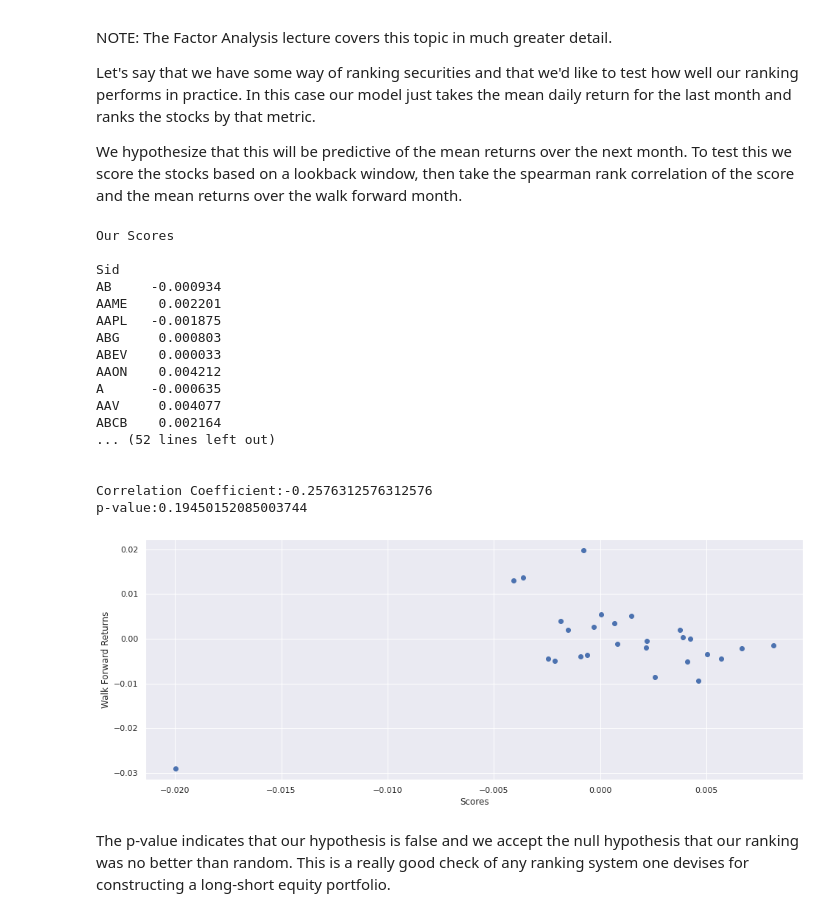
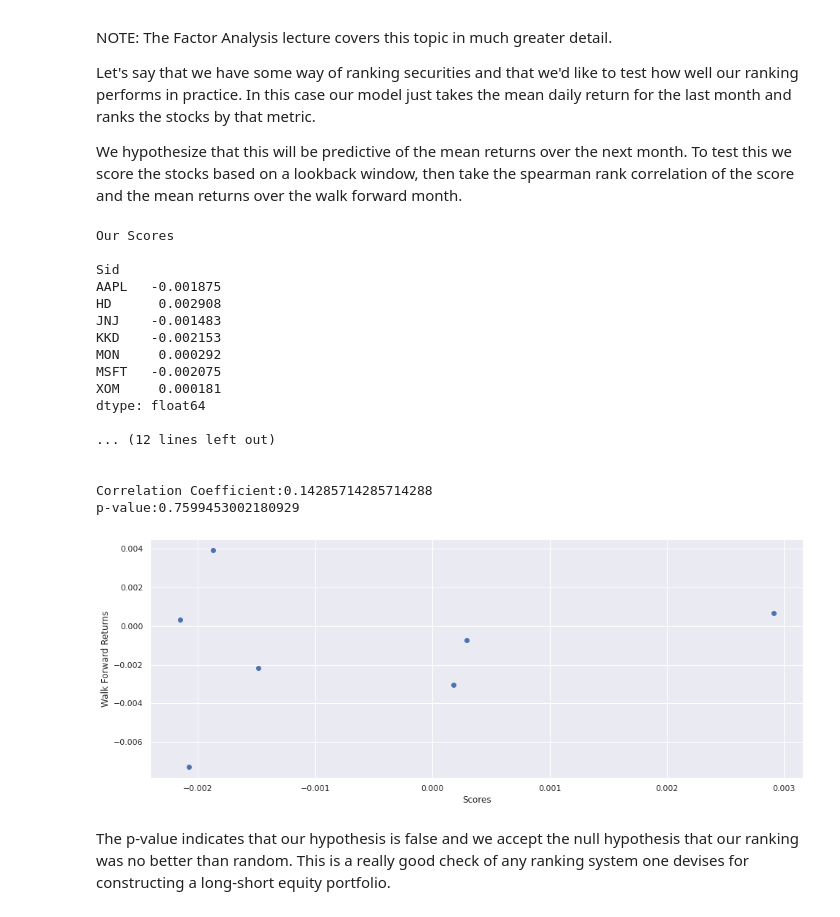
Before and after one commit to quantrocket-codeload/quant-finance-lectures, a Jupyter notebook: quant_finance_lectures/Lecture22-Spearman-Rank-Correlation.ipynb, the cells around one changed output. Cells and saved outputs as stored; diff of their text form; code cells hidden in the pictures.

```diff
--- a/quant_finance_lectures/Lecture22-Spearman-Rank-Correlation.ipynb
+++ b/quant_finance_lectures/Lecture22-Spearman-Rank-Correlation.ipynb
@@ -205,7 +205,7 @@ We hypothesize that this will be predictive of the mean returns over the next mo
 from quantrocket.master import get_securities
 from quantrocket import get_prices
 
-symbol_list = ['A', 'AA', 'AAC', 'AAL', 'AAMC', 'AAME', 'AAN', 'AAOI', 'AAON', 'AAP', 'AAPL', 'AAT', 'AAU', 'AAV', 'AAVL', 'AAWW', 'AB', 'ABAC', 'ABAX', 'ABB', 'ABBV', 'ABC', 'ABCB', 'ABCD', 'ABCO', 'ABCW', 'ABDC', 'ABEV', 'ABG', 'ABGB']
+symbol_list = ['AAPL', 'MSFT', 'JNJ', 'HD', 'MON', 'XOM', 'KKD']
 
 securities = get_securities(symbols=symbol_list)
 
@@ -213,7 +213,7 @@ securities = get_securities(symbols=symbol_list)
 start = '2014-12-01'
 end = '2015-01-01'
 
-prices = get_prices('usstock-1d', sids=securities.index.tolist(), fields='Close', start_date=start, end_date=end)
+prices = get_prices('usstock-free-1min', data_frequency='daily', sids=securities.index.tolist(), fields='Close', start_date=start, end_date=end)
 historical_returns = prices.loc['Close'].pct_change()[1:]
 
 sids_to_symbols = securities.Symbol.to_dict()
@@ -221,46 +221,46 @@ historical_returns = historical_returns.rename(columns=sids_to_symbols)
 
 # Compute our stock score
 scores = np.mean(historical_returns)
 print('Our Scores\n')
 print(scores)
 print('\n')
 
 start = '2015-01-01'
 end = '2015-02-01'
-prices = get_prices('usstock-1d', sids=securities.index.tolist(), fields='Close', start_date=start, end_date=end)
+prices = get_prices('usstock-free-1min', data_frequency='daily', sids=securities.index.tolist(), fields='Close', start_date=start, end_date=end)
 walk_forward_returns = prices.loc['Close'].pct_change()[1:]
 walk_forward_returns = walk_forward_returns.rename(columns=sids_to_symbols)
 walk_forward_returns = np.mean(walk_forward_returns)
 print('The Walk Forward Returns\n')
 print(walk_forward_returns)
 print('\n')
 
 plt.scatter(scores, walk_forward_returns)
 plt.xlabel('Scores')
 plt.ylabel('Walk Forward Returns')
 
 r_s = stats.spearmanr(scores, walk_forward_returns)
 print('Correlation Coefficient:' + str(r_s[0]))
 print('p-value:' + str(r_s[1]))
 # %% [output]
 Our Scores
 
 Sid
-AB     -0.000934
-AAME    0.002201
 AAPL   -0.001875
-ABG     0.000803
-ABEV    0.000033
-AAON    0.004212
-A      -0.000635
-AAV     0.004077
-ABCB    0.002164
-... (52 lines left out)
+HD      0.002908
+JNJ    -0.001483
+KKD    -0.002153
+MON     0.000292
+MSFT   -0.002075
+XOM     0.000181
+dtype: float64
+
+... (12 lines left out)
 
 
-Correlation Coefficient:-0.2576312576312576
-p-value:0.19450152085003744
+Correlation Coefficient:0.14285714285714288
+p-value:0.7599453002180929
-[figure, old version]
+[figure, new version]
 # %% [markdown]
 The p-value indicates that our hypothesis is false and we accept the null hypothesis that our ranking was no better than random. This is a really good check of any ranking system one devises for constructing a long-short equity portfolio.
 # %% [markdown]
```
Also changed, not shown: parts of 5 cells of this notebook, 17 other files.
